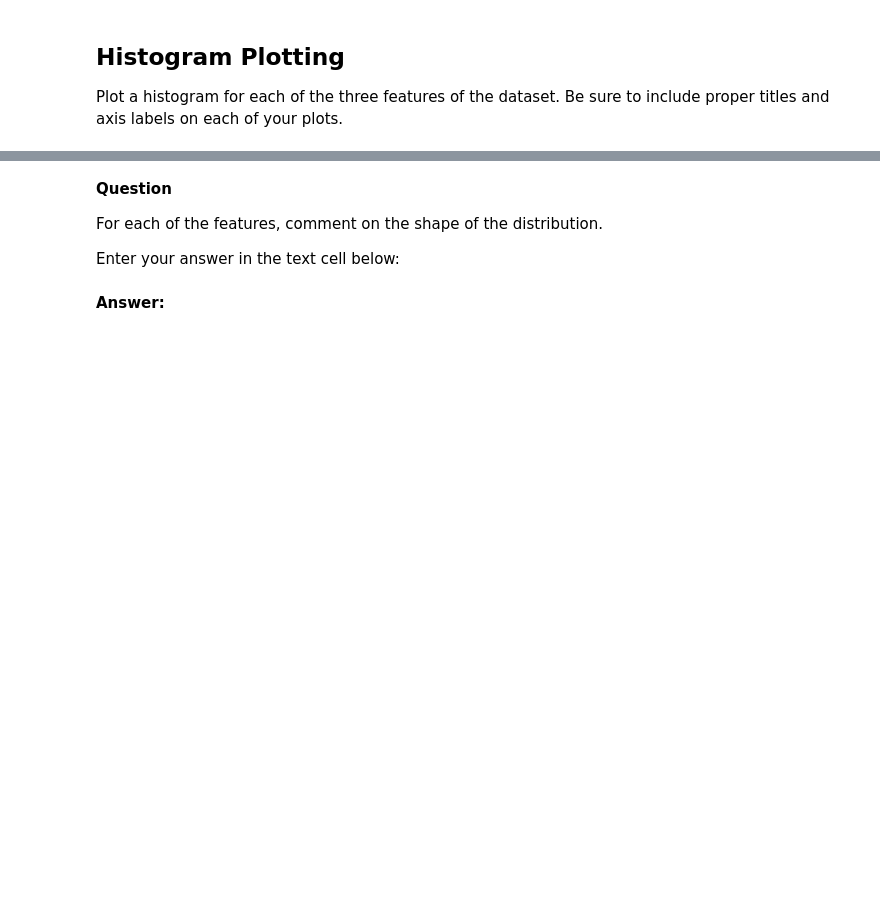
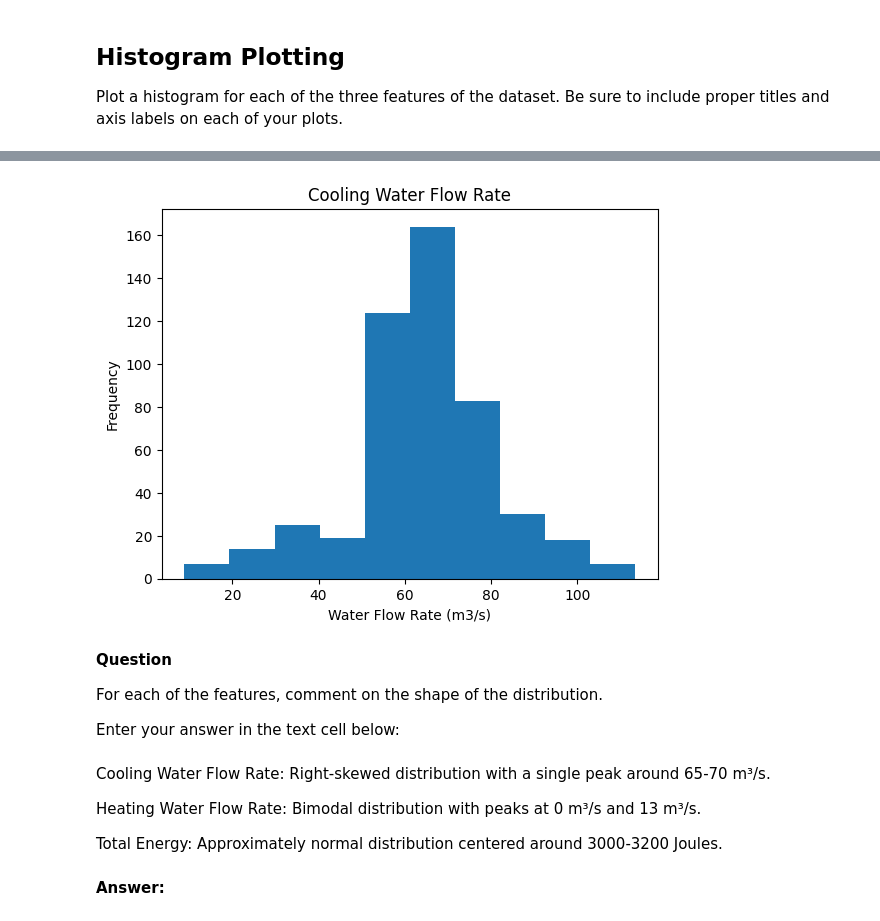
Before and after one commit to ncat-morrow/isen-project-1-scrubnuggets, a Jupyter notebook: ISEN_370_Project_1_Assignment.ipynb, the cells around one changed output, grey strips where cells are left out. Saved outputs shown, nothing was run; the diff lists cells and outputs as text; code cells hidden in the pictures; blank space fills up the shorter version.

```diff
--- a/ISEN_370_Project_1_Assignment.ipynb
+++ b/ISEN_370_Project_1_Assignment.ipynb
@@ -70,9 +95,23 @@ Plot a histogram for each of the three features of the dataset. Be sure to inclu
+# %%
+plt.hist(features['Cooling Water Flow Rate'])
+plt.ylabel('Frequency')
+plt.xlabel("Water Flow Rate (m3/s)")
+plt.title('Cooling Water Flow Rate')
+plt.show()
+# %% [output]
+[figure, added]
 # %% [markdown]
 **Question**
 
 For each of the features, comment on the shape of the distribution.
 
 Enter your answer in the text cell below:
+# %% [markdown]
+Cooling Water Flow Rate: Right-skewed distribution with a single peak around 65-70 m³/s.
+
+Heating Water Flow Rate: Bimodal distribution with peaks at 0 m³/s and 13 m³/s.
+
+Total Energy: Approximately normal distribution centered around 3000-3200 Joules.
 # %% [markdown]
 **Answer:**
 # %% [markdown]
```
Also changed, not shown: parts of 8 cells of this notebook.
